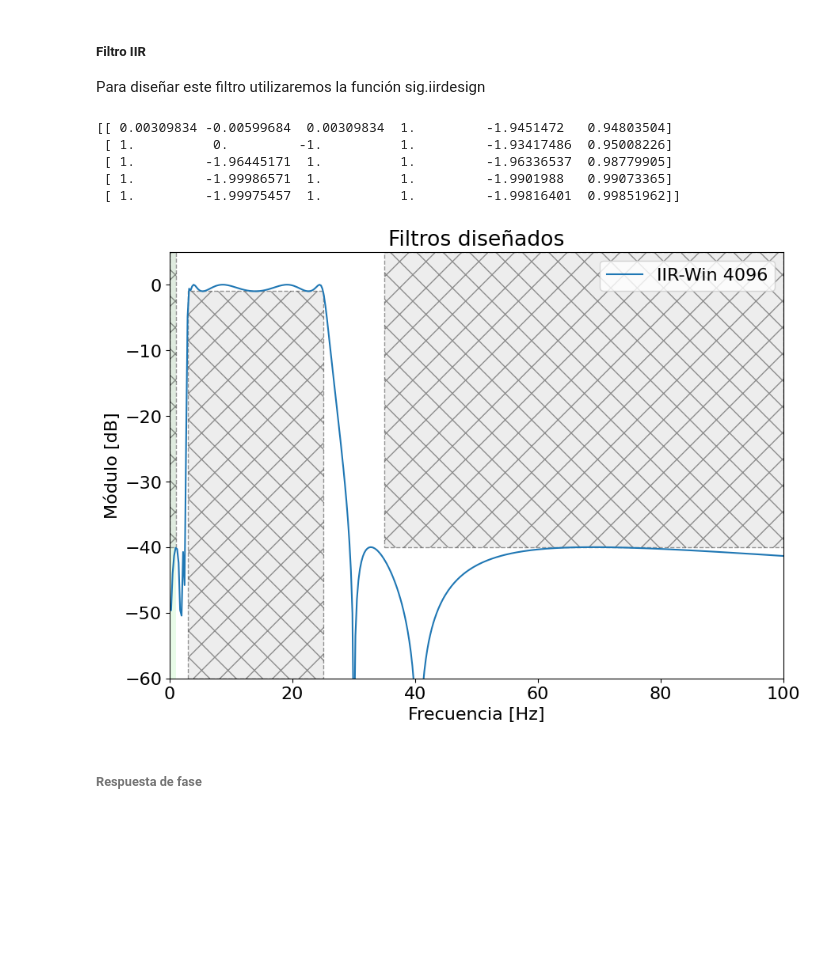
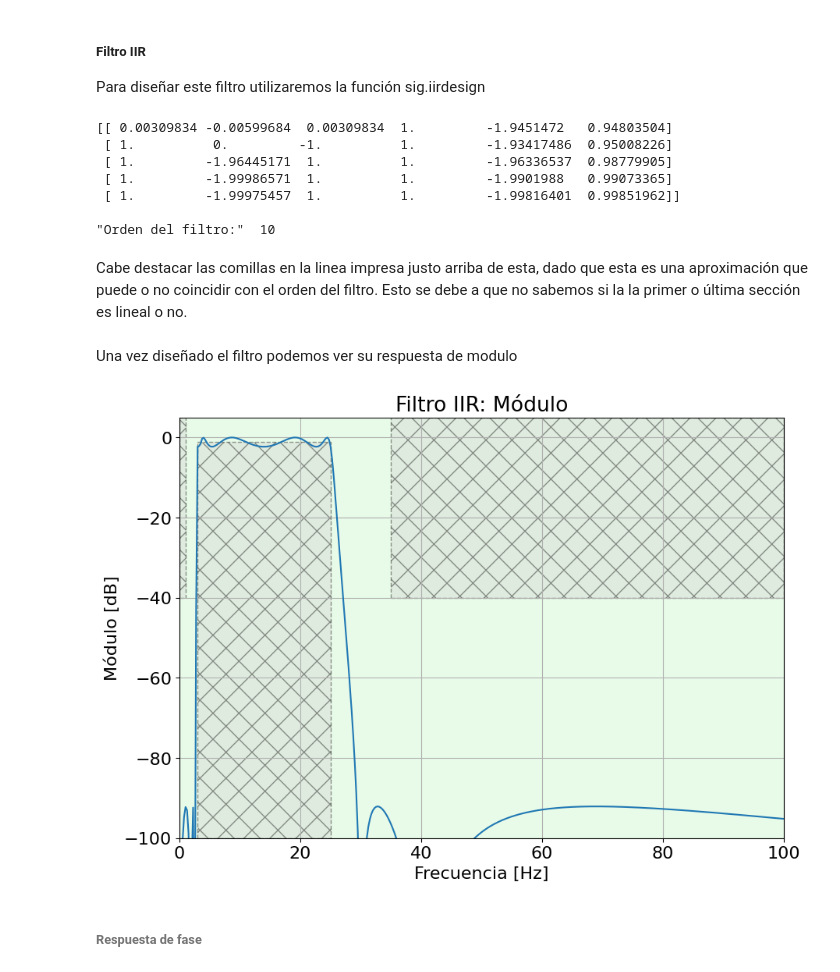
Before and after one commit to mdelen17/TC2, a Jupyter notebook: TS9/Filtros_Digitales.ipynb, the cells around one changed output. Cells and saved outputs as stored; diff of their text form; code cells hidden in the pictures; blank space fills up the shorter version.

```diff
--- a/TS9/Filtros_Digitales.ipynb
+++ b/TS9/Filtros_Digitales.ipynb
@@ -73,35 +74,34 @@ gains = 10**(gains/20)
 # gpas = perdida o atenuacion
 #gstop = att minima en banda de stop
 
-bp_sos_elipt = sig.iirdesign( wp=[wp1, wp2], ws=[ws1, ws2], gpass = AtMaxima, gstop=AtMinima, analog=False, output='sos', fs= fs)
+bp_sos_elipt = sig.iirdesign( wp=[wp1, wp2], ws=[ws1, ws2], gpass = AtMaxima, gstop=AtMinima, ftype= 'ellip', analog=False, output='sos', fs= fs)
 print(bp_sos_elipt) # Coeficientes del filtro
-w, h= sig.sosfreqz(bp_sos_elipt, worN=4096, whole=True, fs = fs)
-db = 20*np.log10(np.maximum(np.abs(h), 1e-5))
-
-
-plt.xlim(0, 70)
-plt.ylim(-100, 5)
-plt.grid(True)
-
-plt.plot(w, 20 * np.log10(abs(h)), label='IIR-Win {:d}'.format(w.shape[0]))
-
-plt.title('Filtros diseñados')
-plt.xlabel('Frecuencia [Hz]')
-plt.ylabel('Módulo [dB]')
-plt.grid()
-plt.axis([0, 100, -60, 5 ]);
-
-axes_hdl = plt.gca()
-axes_hdl.legend()
-
-plot_plantilla(filter_type = 'bandpass', fpass = frecs[[2, 3]]* nyq_frec, ripple = AtMaxima , fstop = frecs[ [1, 4] ]* nyq_frec, attenuation = AtMinima)
+w, h= sig.sosfreqz(sos= bp_sos_elipt, worN=2000, whole=False, fs = fs)
+print("\n\"Orden del filtro:\" ", 2*bp_sos_elipt.shape[0])
 # %% [output]
 [[ 0.00309834 -0.00599684  0.00309834  1.         -1.9451472   0.94803504]
  [ 1.          0.         -1.          1.         -1.93417486  0.95008226]
  [ 1.         -1.96445171  1.          1.         -1.96336537  0.98779905]
  [ 1.         -1.99986571  1.          1.         -1.9901988   0.99073365]
  [ 1.         -1.99975457  1.          1.         -1.99816401  0.99851962]]
+
+"Orden del filtro:"  10
-[figure, removed]
+# %% [markdown]
+Cabe destacar las comillas en la linea impresa justo arriba de esta, dado que esta es una aproximación que puede o no coincidir con el orden del filtro. Esto se debe a que no sabemos si la la primer o última sección es lineal o no.
+# %% [markdown]
+Una vez diseñado el filtro podemos ver su respuesta de modulo
+# %%
+plt.figure(1)
+plt.title("Filtro IIR: Módulo")
+plt.ylabel('Módulo [dB]')
+plt.xlabel('Frecuencia [Hz]')
+plt.grid(visible=True)
+
+plt.plot(w, 20*np.log(np.abs(h)));
+plt.axis([0, 100, -100, 5 ])
+plot_plantilla(filter_type= 'bandpass', fpass= frecs[[2, 3]]* nyq_frec, ripple= AtMaxima, fstop= frecs[[1, 4]]*nyq_frec, attenuation= AtMinima, fs= fs )
+# %% [output]
+[figure, added]
 # %% [markdown]
 ###### Respuesta de fase
 # %%
```
Also changed, not shown: parts of 11 cells of this notebook, 1 other file.
